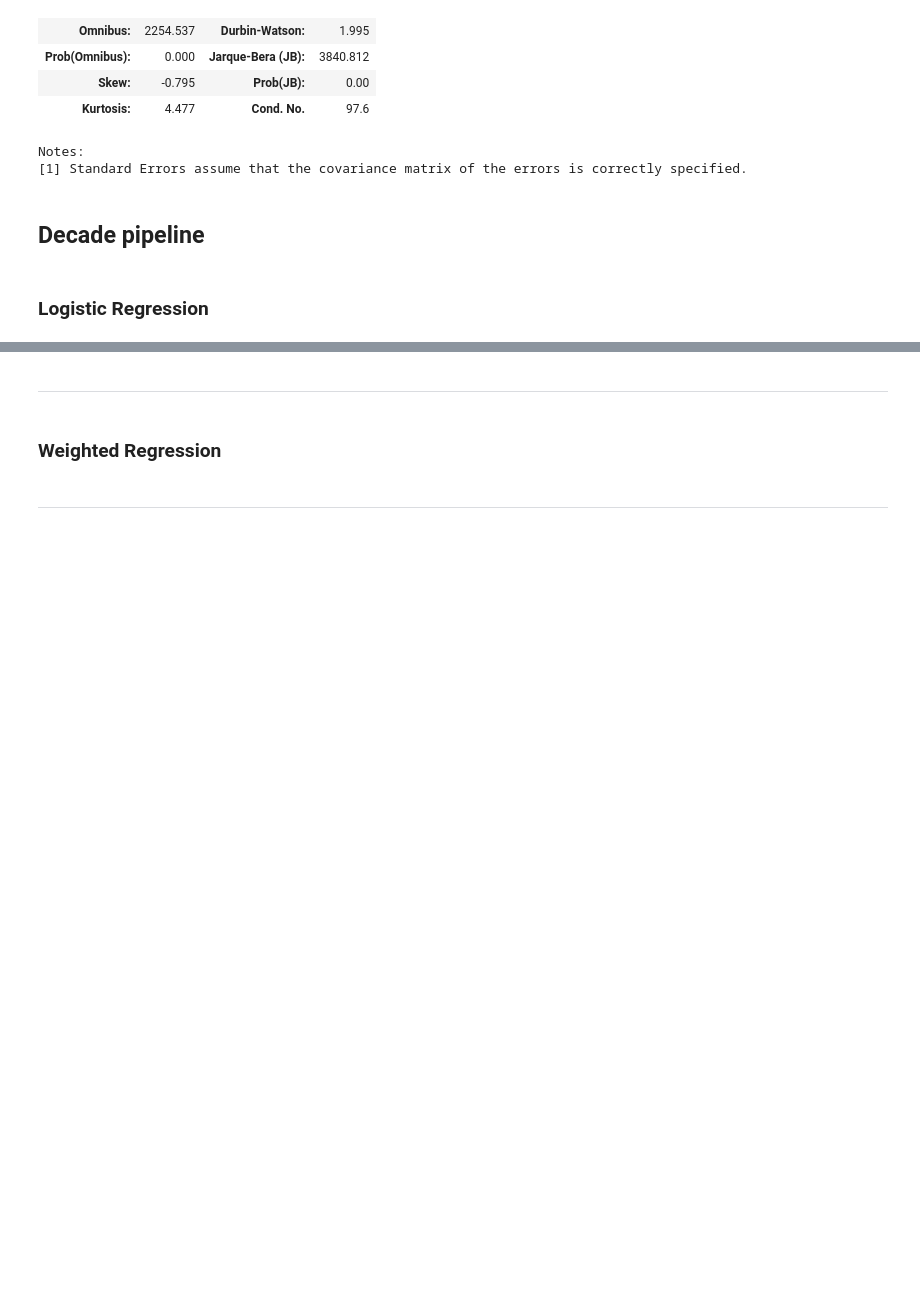
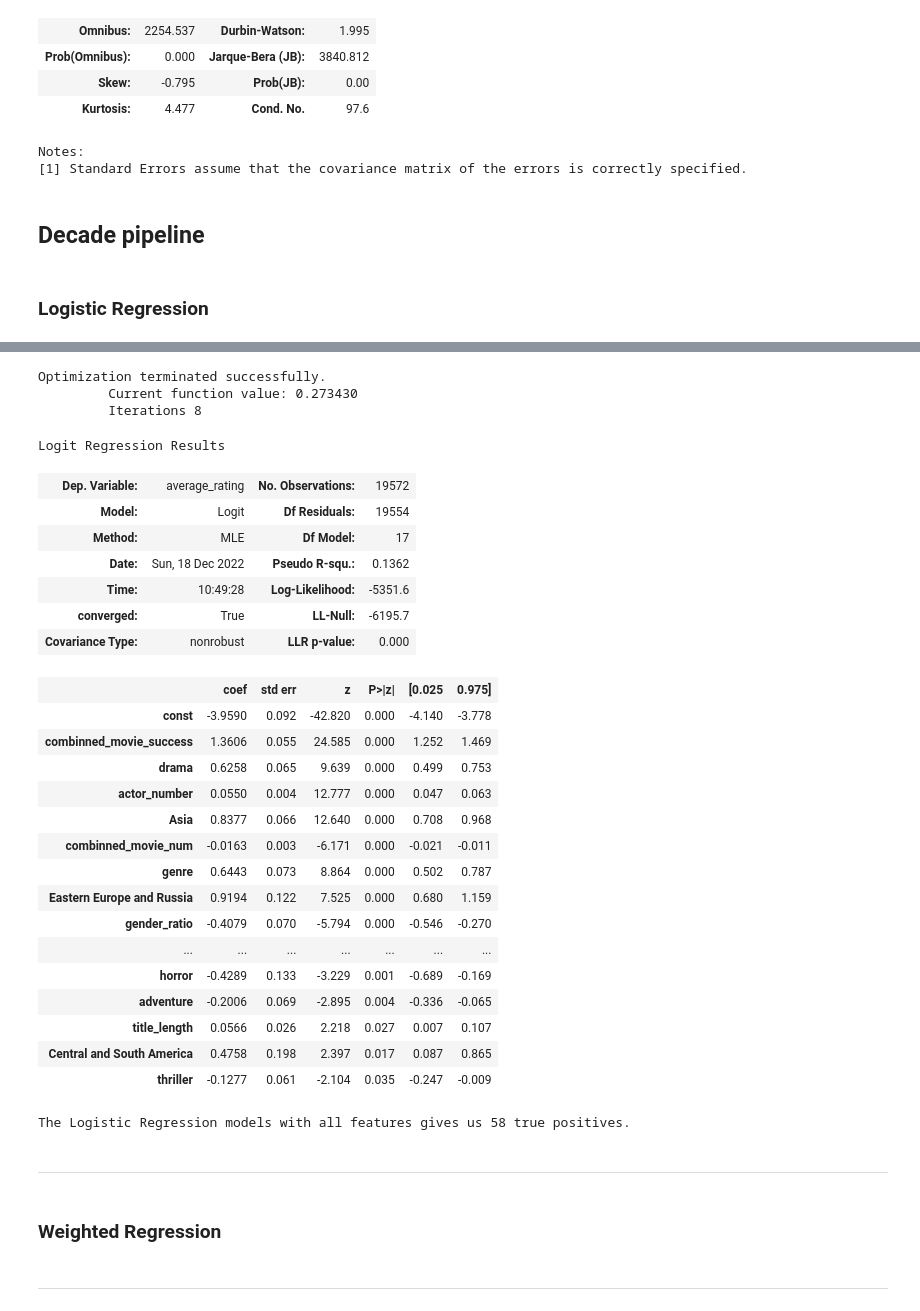
Before and after one commit to epfl-ada/ada-2022-project-zozoz, a Jupyter notebook: src/features_engineering/features_engineering.ipynb, the cells around one changed output, grey strips where cells are left out. Cells and saved outputs as stored; diff of their text form; code cells hidden in the pictures; blank space fills up the shorter version.

```diff
--- a/src/features_engineering/features_engineering.ipynb
+++ b/src/features_engineering/features_engineering.ipynb
@@ -1316,3 +1330,6 @@ model = sm.GLM(binary_target, sm.add_constant(process_df[current_features]),
                family=sm.families.Binomial(link=sm.families.links.logit())).fit_regularized(
                 alpha=0.001,L1_wt=0)
 """;
+# %%
+features = forward_selection(processed_df, binary_target, ignored_features=[],
+                             alpha=0.05, show=False, log_reg=True)
@@ -1319,9 +1354,39 @@ model = sm.GLM(binary_target, sm.add_constant(process_df[current_features]),
 # %%
-model = sm.Logit(binary_target, sm.add_constant(process_df)).fit()
+model = sm.Logit(binary_target, sm.add_constant(processed_df[features])).fit()
 model.summary()
+# %% [output]
+Optimization terminated successfully.
+         Current function value: 0.273430
+         Iterations 8
+Logit Regression Results
+| Dep. Variable: | average_rating | No. Observations: | 19572 |
+| Model: | Logit | Df Residuals: | 19554 |
+| Method: | MLE | Df Model: | 17 |
+| Date: | Sun, 18 Dec 2022 | Pseudo R-squ.: | 0.1362 |
+| Time: | 10:49:28 | Log-Likelihood: | -5351.6 |
+| converged: | True | LL-Null: | -6195.7 |
+| Covariance Type: | nonrobust | LLR p-value: | 0.000 |
+|  | coef | std err | z | P>|z| | [0.025 | 0.975] |
+| const | -3.9590 | 0.092 | -42.820 | 0.000 | -4.140 | -3.778 |
+| combinned_movie_success | 1.3606 | 0.055 | 24.585 | 0.000 | 1.252 | 1.469 |
+| drama | 0.6258 | 0.065 | 9.639 | 0.000 | 0.499 | 0.753 |
+| actor_number | 0.0550 | 0.004 | 12.777 | 0.000 | 0.047 | 0.063 |
+| Asia | 0.8377 | 0.066 | 12.640 | 0.000 | 0.708 | 0.968 |
+| combinned_movie_num | -0.0163 | 0.003 | -6.171 | 0.000 | -0.021 | -0.011 |
+| genre | 0.6443 | 0.073 | 8.864 | 0.000 | 0.502 | 0.787 |
+| Eastern Europe and Russia | 0.9194 | 0.122 | 7.525 | 0.000 | 0.680 | 1.159 |
+| gender_ratio | -0.4079 | 0.070 | -5.794 | 0.000 | -0.546 | -0.270 |
+| ... | ... | ... | ... | ... | ... | ... |
+| horror | -0.4289 | 0.133 | -3.229 | 0.001 | -0.689 | -0.169 |
+| adventure | -0.2006 | 0.069 | -2.895 | 0.004 | -0.336 | -0.065 |
+| title_length | 0.0566 | 0.026 | 2.218 | 0.027 | 0.007 | 0.107 |
+| Central and South America | 0.4758 | 0.198 | 2.397 | 0.017 | 0.087 | 0.865 |
+| thriller | -0.1277 | 0.061 | -2.104 | 0.035 | -0.247 | -0.009 |
 # %%
-tp = binary_target[model.predict(sm.add_constant(process_df)) > 0.5].sum()
+tp = binary_target[model.predict(sm.add_constant(processed_df[features])) > 0.5].sum()
 print(f"The Logistic Regression models with all features gives us {tp:.0f} true positives.")
+# %% [output]
+The Logistic Regression models with all features gives us 58 true positives.
 # %% [markdown]
 ---
 # %% [markdown]
```
Also changed, not shown: parts of 6 cells of this notebook, 2 other files.
